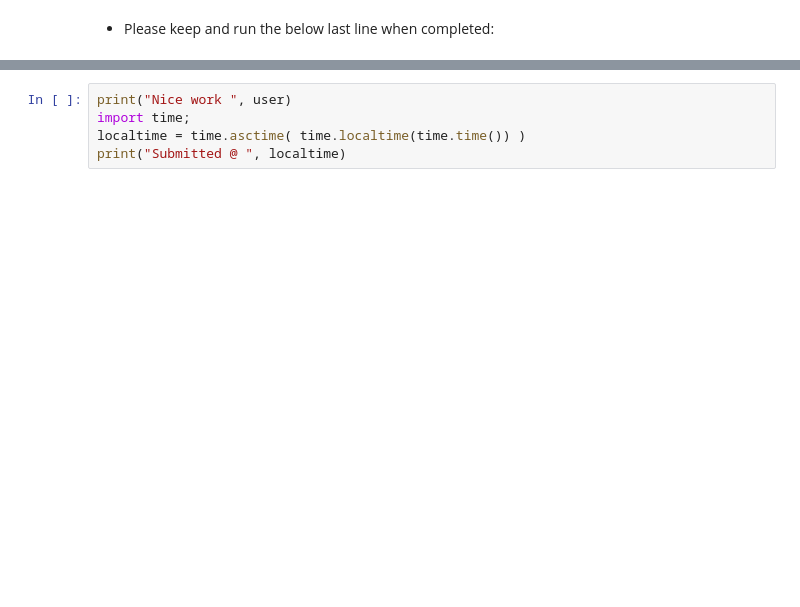
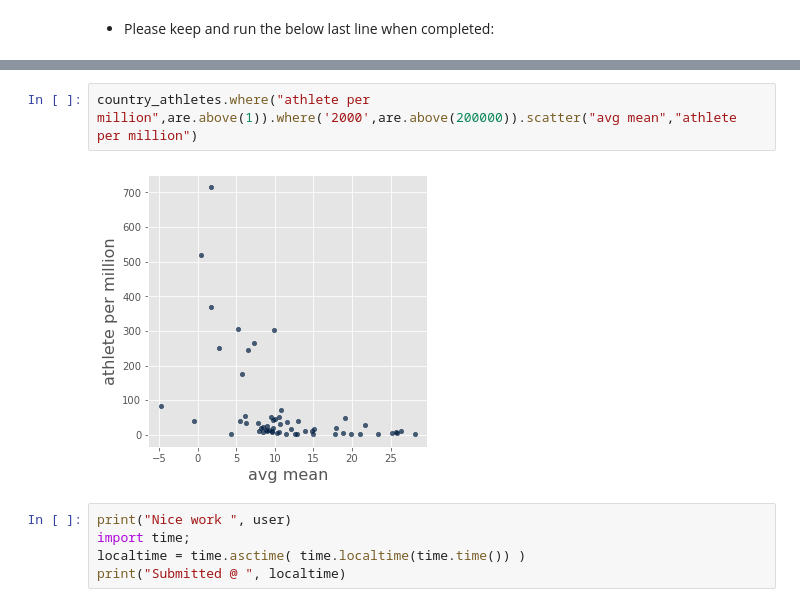
Before and after one commit to laserchemist/datascience_dev, a Jupyter notebook: Spring 2024_dev/Mini-Olympic/Olympics_new_template.ipynb, the cells around one changed output, grey strips where cells are left out. Drawn from its saved outputs; the diff is of its cells as text; blank space fills up the shorter version.

```diff
--- a/Spring 2024_dev/Mini-Olympic/Olympics_new_template.ipynb
+++ b/Spring 2024_dev/Mini-Olympic/Olympics_new_template.ipynb
@@ -380,3 +424,7 @@ temp_pivot.plot('year','Denmark')
+# %%
+country_athletes.where("athlete per million",are.above(1)).where('2000',are.above(200000)).scatter("avg mean","athlete per million")
+# %% [output]
+[figure, added]
 # %%
 print("Nice work ", user)
 import time;
```
Also changed, not shown: parts of 6 cells of this notebook, 1 other file.
